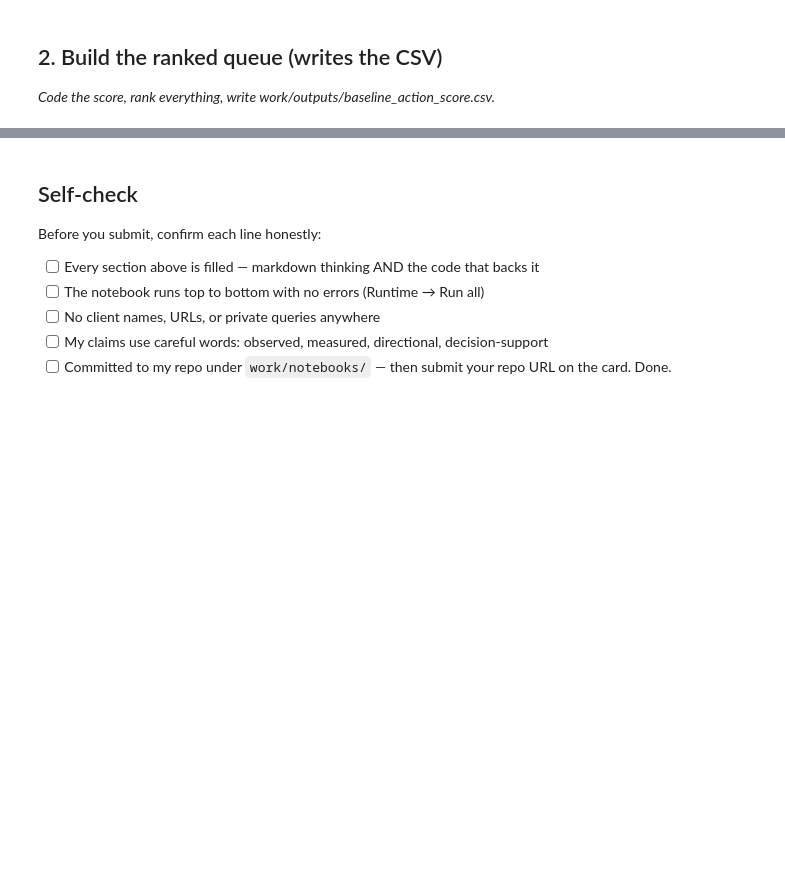
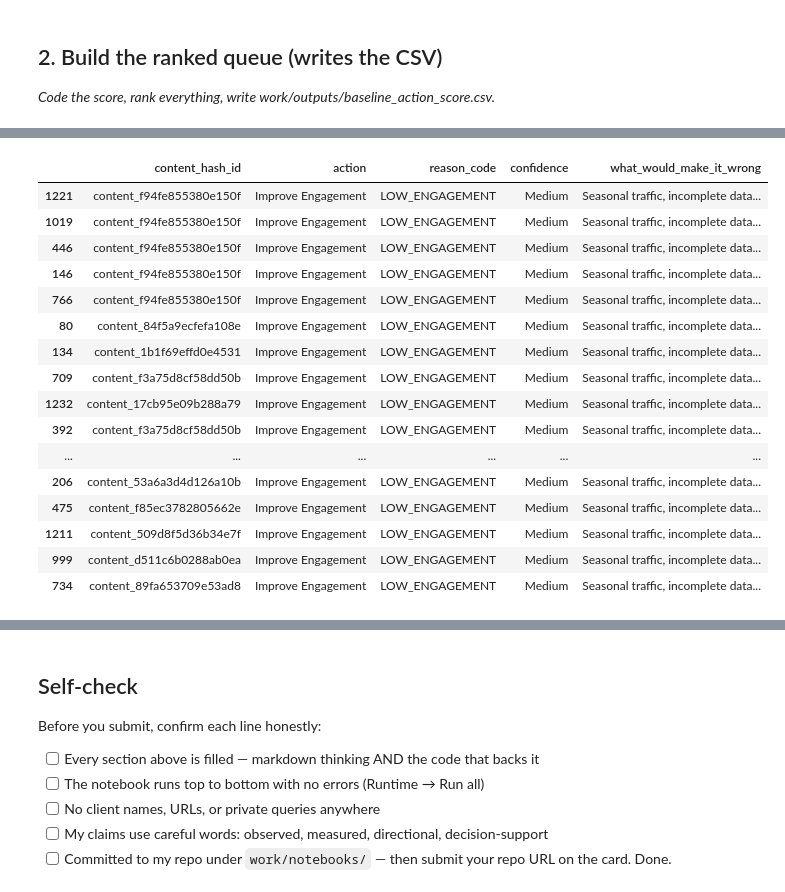
Before and after one commit to Mahnoor-Kalsoom/flyrank-ml-internship, a Jupyter notebook: work/notebooks/w04_baseline_score.ipynb, the cells around one changed output, grey strips where cells are left out. Saved outputs shown, nothing was run; the diff lists cells and outputs as text; code cells hidden in the pictures; blank space fills up the shorter version.

```diff
--- a/work/notebooks/w04_baseline_score.ipynb
+++ b/work/notebooks/w04_baseline_score.ipynb
@@ -17,3 +40,27 @@ This skeleton is yours to fill. Work the sections **in order** — each one has
 ## 2. Build the ranked queue (writes the CSV)
 
 *Code the score, rank everything, write work/outputs/baseline_action_score.csv.*
+# %%
+!pip install duckdb pyarrow -q
+
+import duckdb
+from google.colab import userdata
+
+# Get your Hugging Face token from Colab Secrets
+HF_TOKEN = userdata.get("HF_TOKEN")
+
+# Connect to DuckDB
+con = duckdb.connect()
+
+# Create Hugging Face secret
+con.execute(f"""
+CREATE OR REPLACE SECRET hf_secret (
+    TYPE huggingface,
+    TOKEN '{HF_TOKEN}'
+)
+""")
+
+# Dataset location
+REL = "hf://datasets/FlyRank/internship-warehouse"
+
+print("Connection successful!")
@@ -19,0 +200,39 @@ This skeleton is yours to fill. Work the sections **in order** — each one has
+# %%
+# This cell is for CODE (numbers, a query, a check).
+# Write your text answer in the cell ABOVE this one — typing sentences here breaks Run All.
+
+top20 = df.head(20).copy()
+
+top20["confidence"] = "Medium"
+
+top20["what_would_make_it_wrong"] = (
+    "Seasonal traffic, incomplete data, temporary ranking fluctuations or missing engagement information."
+)
+
+top20[
+[
+"content_hash_id",
+"action",
+"reason_code",
+"confidence",
+"what_would_make_it_wrong"
+]
+]
+# %% [output]
+|  | content_hash_id | action | reason_code | confidence | what_would_make_it_wrong |
+| 1221 | content_f94fe855380e150f | Improve Engagement | LOW_ENGAGEMENT | Medium | Seasonal traffic, incomplete data... |
+| 1019 | content_f94fe855380e150f | Improve Engagement | LOW_ENGAGEMENT | Medium | Seasonal traffic, incomplete data... |
+| 446 | content_f94fe855380e150f | Improve Engagement | LOW_ENGAGEMENT | Medium | Seasonal traffic, incomplete data... |
+| 146 | content_f94fe855380e150f | Improve Engagement | LOW_ENGAGEMENT | Medium | Seasonal traffic, incomplete data... |
+| 766 | content_f94fe855380e150f | Improve Engagement | LOW_ENGAGEMENT | Medium | Seasonal traffic, incomplete data... |
+| 80 | content_84f5a9ecfefa108e | Improve Engagement | LOW_ENGAGEMENT | Medium | Seasonal traffic, incomplete data... |
+| 134 | content_1b1f69effd0e4531 | Improve Engagement | LOW_ENGAGEMENT | Medium | Seasonal traffic, incomplete data... |
+| 709 | content_f3a75d8cf58dd50b | Improve Engagement | LOW_ENGAGEMENT | Medium | Seasonal traffic, incomplete data... |
+| 1232 | content_17cb95e09b288a79 | Improve Engagement | LOW_ENGAGEMENT | Medium | Seasonal traffic, incomplete data... |
+| 392 | content_f3a75d8cf58dd50b | Improve Engagement | LOW_ENGAGEMENT | Medium | Seasonal traffic, incomplete data... |
+| ... | ... | ... | ... | ... | ... |
+| 206 | content_53a6a3d4d126a10b | Improve Engagement | LOW_ENGAGEMENT | Medium | Seasonal traffic, incomplete data... |
+| 475 | content_f85ec3782805662e | Improve Engagement | LOW_ENGAGEMENT | Medium | Seasonal traffic, incomplete data... |
+| 1211 | content_509d8f5d36b34e7f | Improve Engagement | LOW_ENGAGEMENT | Medium | Seasonal traffic, incomplete data... |
+| 999 | content_d511c6b0288ab0ea | Improve Engagement | LOW_ENGAGEMENT | Medium | Seasonal traffic, incomplete data... |
+| 734 | content_89fa653709e53ad8 | Improve Engagement | LOW_ENGAGEMENT | Medium | Seasonal traffic, incomplete data... |
```
Also changed, not shown: parts of 13 cells of this notebook.
